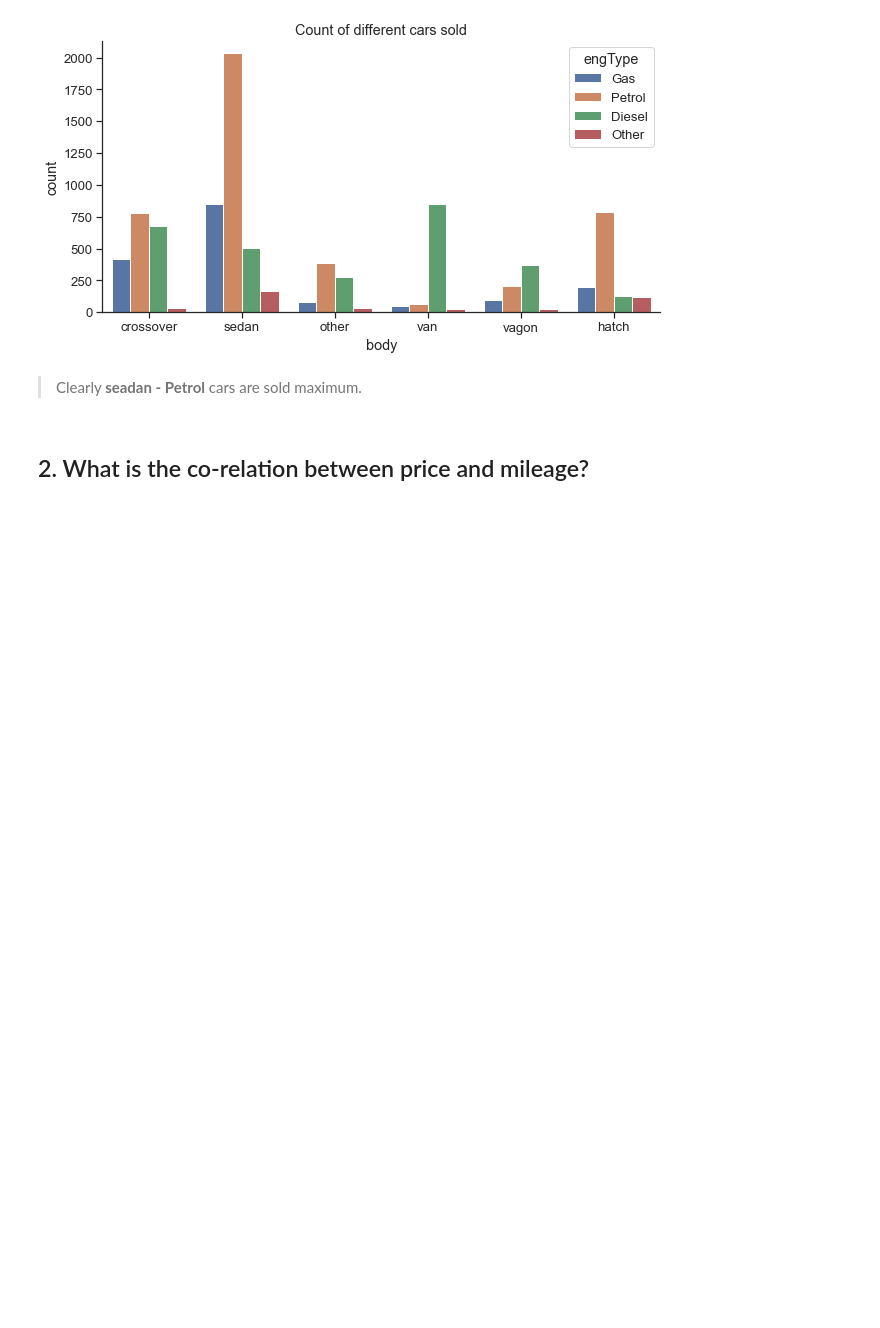
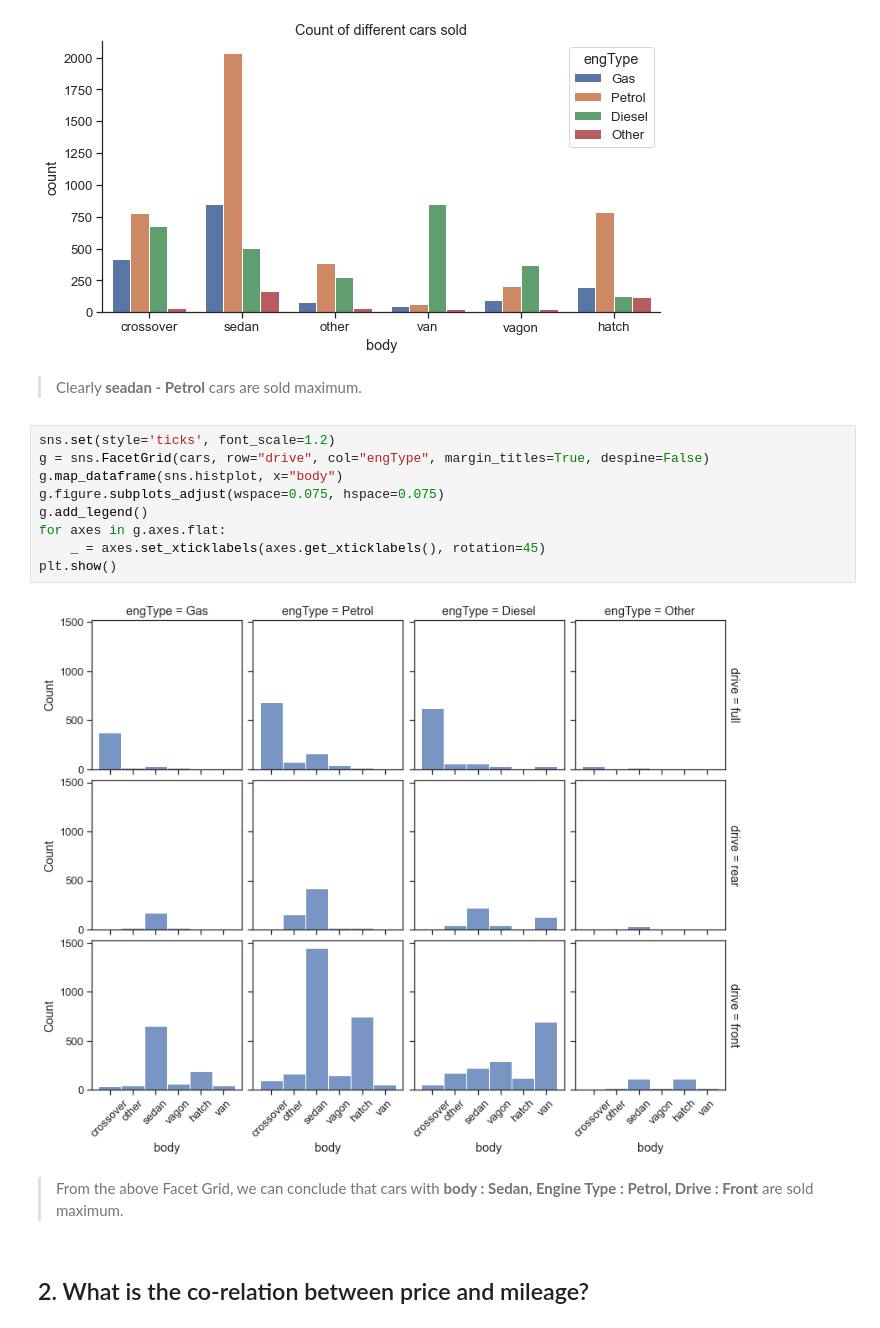
Before and after one commit to Subham2S/EDA-Car-Sales, a Jupyter notebook: Explanatory Data Analysis on Car Sales Data.ipynb, the cells around one changed output. Saved outputs shown, nothing was run; the diff lists cells and outputs as text; blank space fills up the shorter version.

```diff
--- a/Explanatory Data Analysis on Car Sales Data.ipynb
+++ b/Explanatory Data Analysis on Car Sales Data.ipynb
@@ -245,6 +246,19 @@ plt.show()
 [figure]
 # %% [markdown]
 > Clearly **seadan - Petrol** cars are sold maximum.
+# %%
+sns.set(style='ticks', font_scale=1.2)
+g = sns.FacetGrid(cars, row="drive", col="engType", margin_titles=True, despine=False)
+g.map_dataframe(sns.histplot, x="body")
+g.figure.subplots_adjust(wspace=0.075, hspace=0.075)
+g.add_legend()
+for axes in g.axes.flat:
+    _ = axes.set_xticklabels(axes.get_xticklabels(), rotation=45)
+plt.show()
+# %% [output]
+[figure, added]
+# %% [markdown]
+> From the above Facet Grid, we can conclude that cars with **body : Sedan, Engine Type : Petrol, Drive : Front** are sold maximum.
 # %% [markdown]
 ## 2. What is the co-relation between price and mileage?
 # %%
```
Also changed, not shown: parts of 8 cells of this notebook.
